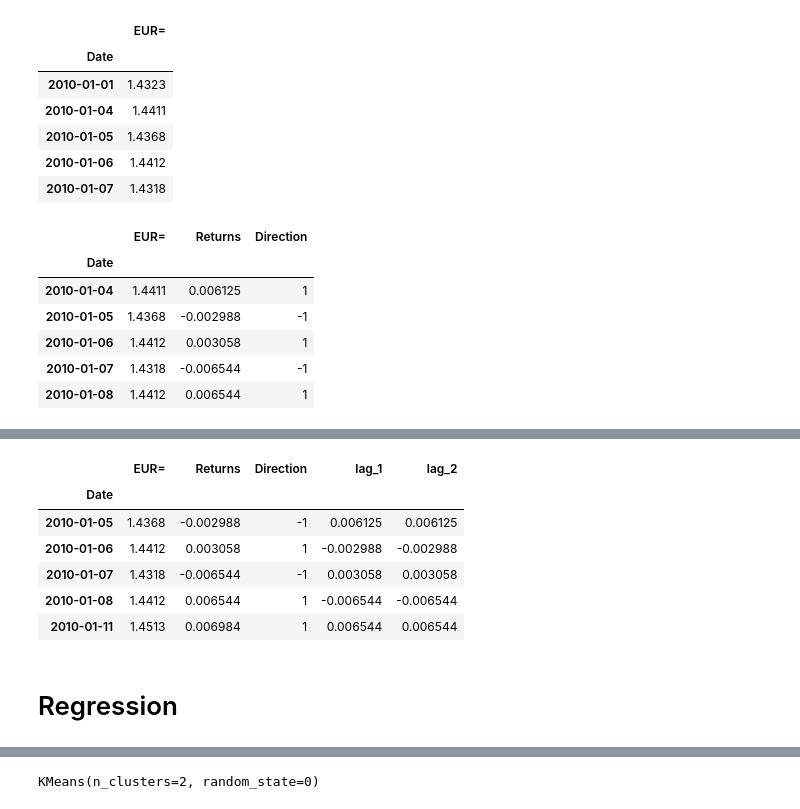
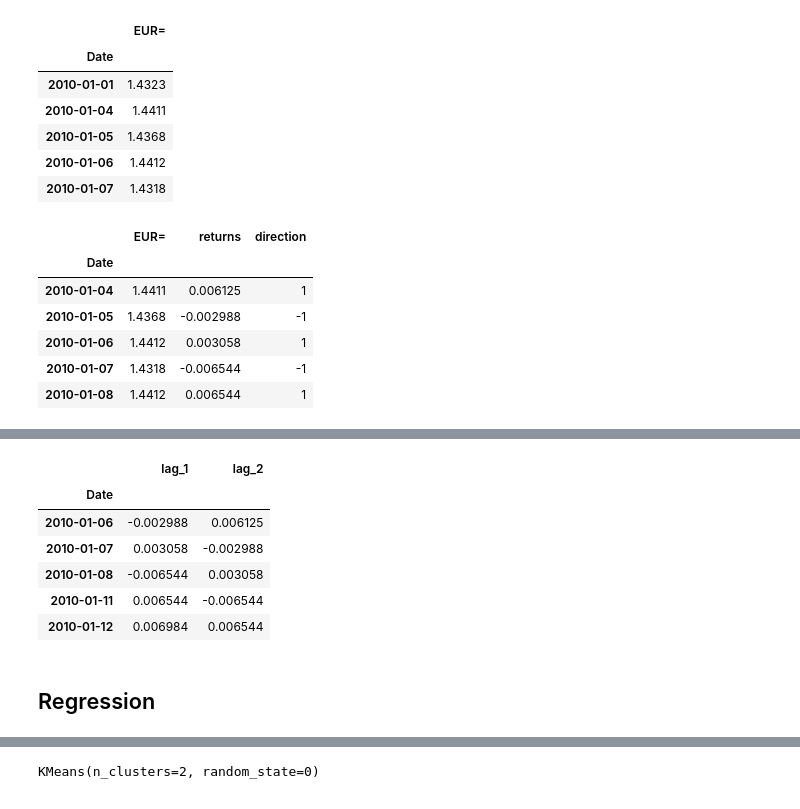
Before and after one commit to wangz61/Quant_Trading_Project, a Jupyter notebook: Linear OLS Regression.ipynb, the cells around one changed output, grey strips where cells are left out. Cells and saved outputs as stored; diff of their text form; code cells hidden in the pictures.

```diff
--- a/Linear OLS Regression.ipynb
+++ b/Linear OLS Regression.ipynb
@@ -36,15 +34,15 @@ data.head()
 | 2010-01-06 | 1.4412 |
 | 2010-01-07 | 1.4318 |
 # %%
-data['Returns'] = np.log(data / data.shift(1))
+data['returns'] = np.log(data / data.shift(1))
 # %%
 data.dropna(inplace=True)
 # %%
-data['Direction'] = np.sign(data['Returns']).astype(int)
+data['direction'] = np.sign(data['returns']).astype(int)
 # %%
 data.head()
 # %% [output]
-|  | EUR= | Returns | Direction |
+|  | EUR= | returns | direction |
 | Date |  |  |  |
 | 2010-01-04 | 1.4411 | 0.006125 | 1 |
 | 2010-01-05 | 1.4368 | -0.002988 | -1 |
@@ -68,17 +66,17 @@ def create_lags(data, lags):
 create_lags(data, 2)
 # %%
 data.dropna(inplace=True)
-data.head()
+data[cols].head()
 # %% [output]
-|  | EUR= | Returns | Direction | lag_1 | lag_2 |
-| Date |  |  |  |  |  |
-| 2010-01-05 | 1.4368 | -0.002988 | -1 | 0.006125 | 0.006125 |
-| 2010-01-06 | 1.4412 | 0.003058 | 1 | -0.002988 | -0.002988 |
-| 2010-01-07 | 1.4318 | -0.006544 | -1 | 0.003058 | 0.003058 |
-| 2010-01-08 | 1.4412 | 0.006544 | 1 | -0.006544 | -0.006544 |
-| 2010-01-11 | 1.4513 | 0.006984 | 1 | 0.006544 | 0.006544 |
+|  | lag_1 | lag_2 |
+| Date |  |  |
+| 2010-01-06 | -0.002988 | 0.006125 |
+| 2010-01-07 | 0.003058 | -0.002988 |
+| 2010-01-08 | -0.006544 | 0.003058 |
+| 2010-01-11 | 0.006544 | -0.006544 |
+| 2010-01-12 | 0.006984 | 0.006544 |
 # %% [markdown]
-# Regression
+## Regression
 # %%
 from sklearn.linear_model import LinearRegression
 # %%
```
Also changed, not shown: parts of 76 cells of this notebook, 10 other files.
